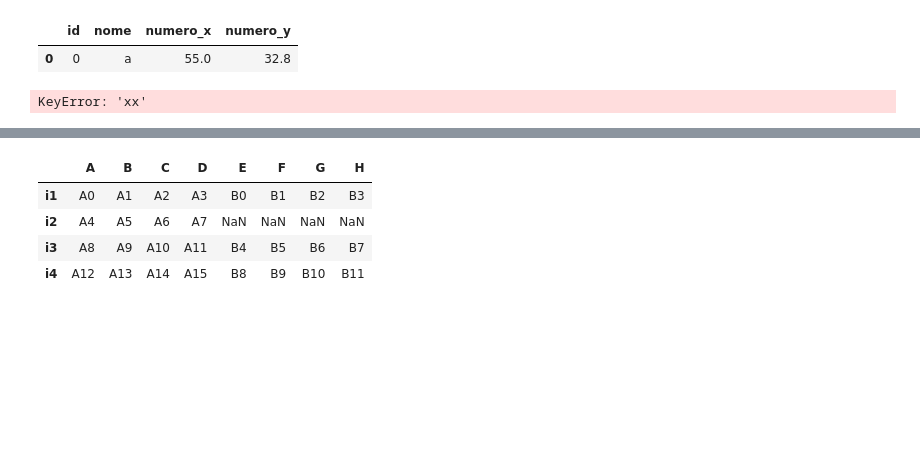
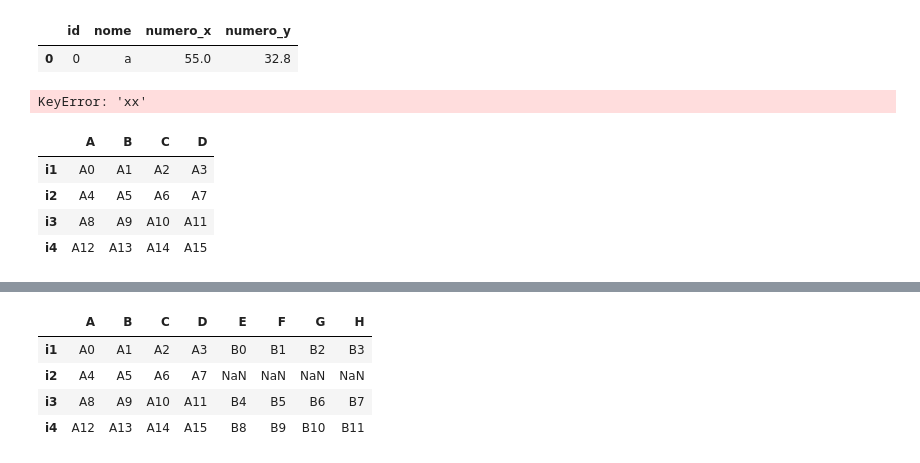
Before and after one commit to MiuraBruno/Curso-de-python, a Jupyter notebook: aula_9/aula_9_3.ipynb, the cells around one changed output, grey strips where cells are left out. Saved outputs shown, nothing was run; the diff lists cells and outputs as text; code cells hidden in the pictures; blank space fills up the shorter version.

```diff
--- a/aula_9/aula_9_3.ipynb
+++ b/aula_9/aula_9_3.ipynb
@@ -189,3 +189,11 @@ dados2 =  np.array(list(map(lambda x: 'B' + str(x), range(16)))).reshape(4,4)
 # %%
 df1 = pd.DataFrame(dados1,columns=['A','B','C','D'],index=index_df1)
 df2 = pd.DataFrame(dados2,columns=['E','F','G','H'],index=index_df2)
+# %%
+df1
+# %% [output]
+|  | A | B | C | D |
+| i1 | A0 | A1 | A2 | A3 |
+| i2 | A4 | A5 | A6 | A7 |
+| i3 | A8 | A9 | A10 | A11 |
+| i4 | A12 | A13 | A14 | A15 |
```
Also changed, not shown: parts of 14 cells of this notebook, 4 other files.
